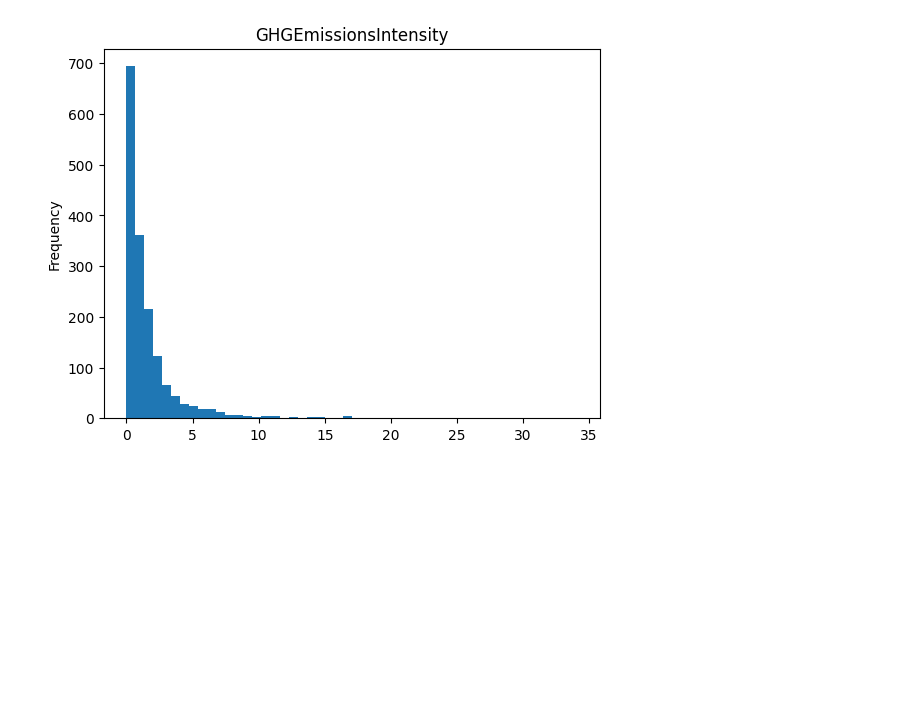
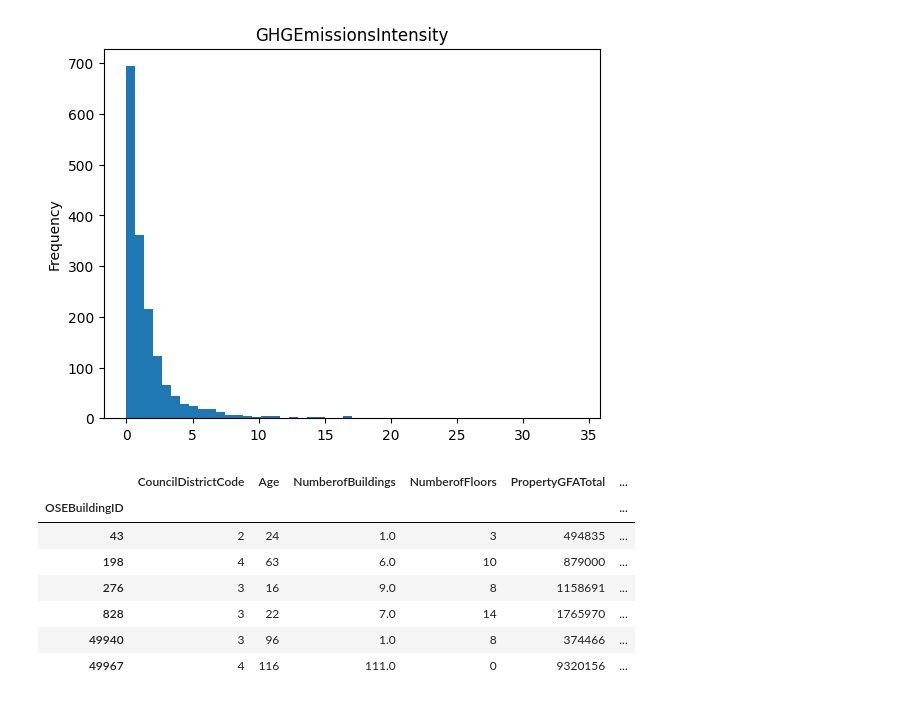
Before and after one commit to ThomasMeb/Anticiper_besoins_des_batiments, a Jupyter notebook: Explo.ipynb, the cells around one changed output. Saved outputs shown, nothing was run; the diff lists cells and outputs as text; code cells hidden in the pictures; blank space fills up the shorter version.

```diff
--- a/Explo.ipynb
+++ b/Explo.ipynb
@@ -204,4 +204,15 @@ for col in cols:
 [figure]
 [figure]
 [figure]
+# %%
+df.loc[df['TotalGHGEmissions']>5000]
+# %% [output]
+|  | CouncilDistrictCode | Age | NumberofBuildings | NumberofFloors | PropertyGFATotal | ... |
+| OSEBuildingID |  |  |  |  |  | ... |
+| 43 | 2 | 24 | 1.0 | 3 | 494835 | ... |
+| 198 | 4 | 63 | 6.0 | 10 | 879000 | ... |
+| 276 | 3 | 16 | 9.0 | 8 | 1158691 | ... |
+| 828 | 3 | 22 | 7.0 | 14 | 1765970 | ... |
+| 49940 | 3 | 96 | 1.0 | 8 | 374466 | ... |
+| 49967 | 4 | 116 | 111.0 | 0 | 9320156 | ... |
 # %%
```
Also changed, not shown: parts of 2 cells of this notebook, 3 other files.
